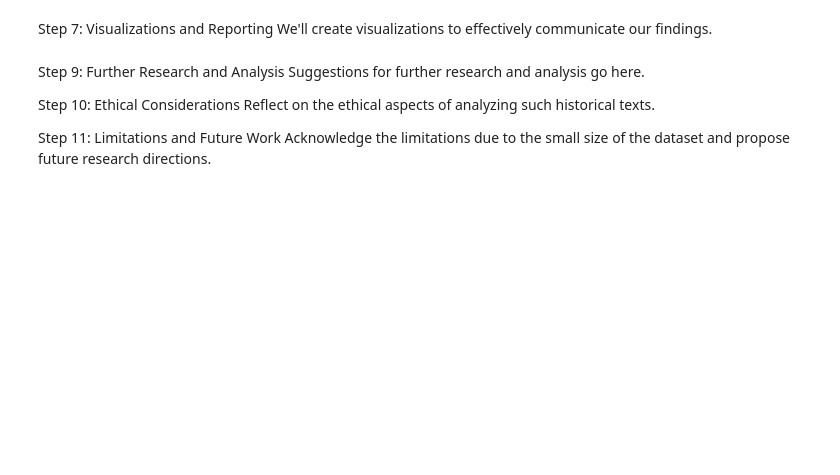
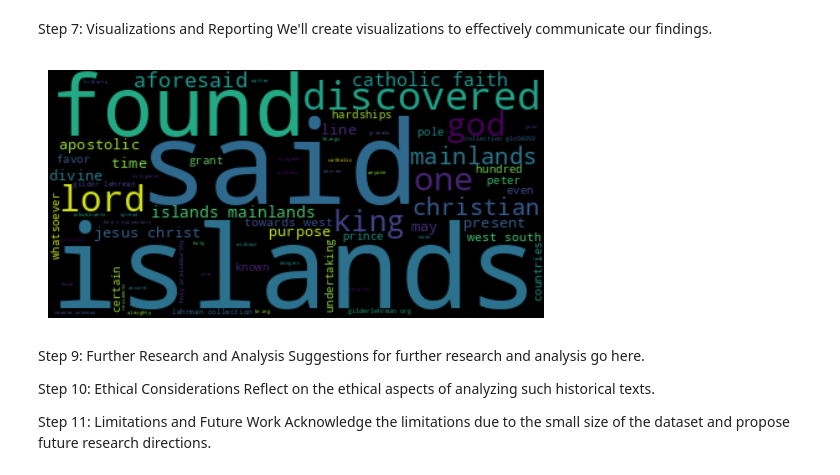
Before and after one commit to jbloewencolon/Analyzing-The-Doctrine-of-Discovery, a Jupyter notebook: Analyzing_the_DoD.ipynb, the cells around one changed output. Cells and saved outputs as stored; diff of their text form; code cells hidden in the pictures; blank space fills up the shorter version.

```diff
--- a/Analyzing_the_DoD.ipynb
+++ b/Analyzing_the_DoD.ipynb
@@ -6,11 +7,22 @@ This project aims to conduct a language analysis of the documents comprising the
 Step 1: Setting Up the Python Environment
 First, we need to set up our Python environment with the necessary libraries.
 # %%
+!pip install vaderSentiment
+!pip install --upgrade PyPDF2
+
 # Importing required libraries
 import pandas as pd
+import PyPDF2
 import nltk
+import string
 from nltk.corpus import stopwords
+from nltk.tokenize import word_tokenize, sent_tokenize
 from gensim import corpora, models
 from textblob import TextBlob
 from vaderSentiment.vaderSentiment import SentimentIntensityAnalyzer
 from sklearn.feature_extraction.text import CountVectorizer, TfidfVectorizer
+
+nltk.download('punkt')
+nltk.download('stopwords')
+
+file_path = '/content/drive/MyDrive/Colab Notebooks/DoD/Files/Inter Caetera.pdf'
@@ -73,13 +157,15 @@ We'll create visualizations to effectively communicate our findings.
 # %%
 # Example: Creating a Word Cloud
 from wordcloud import WordCloud
 import matplotlib.pyplot as plt
 
-wordcloud = WordCloud().generate(" ".join(document))
+wordcloud = WordCloud().generate(" ".join(intcat))
 
 plt.imshow(wordcloud, interpolation='bilinear')
 plt.axis("off")
 plt.show()
+# %% [output]
+[figure, added]
 # %% [markdown]
 Step 9: Further Research and Analysis
 Suggestions for further research and analysis go here.
```
Also changed, not shown: parts of 10 cells of this notebook.
